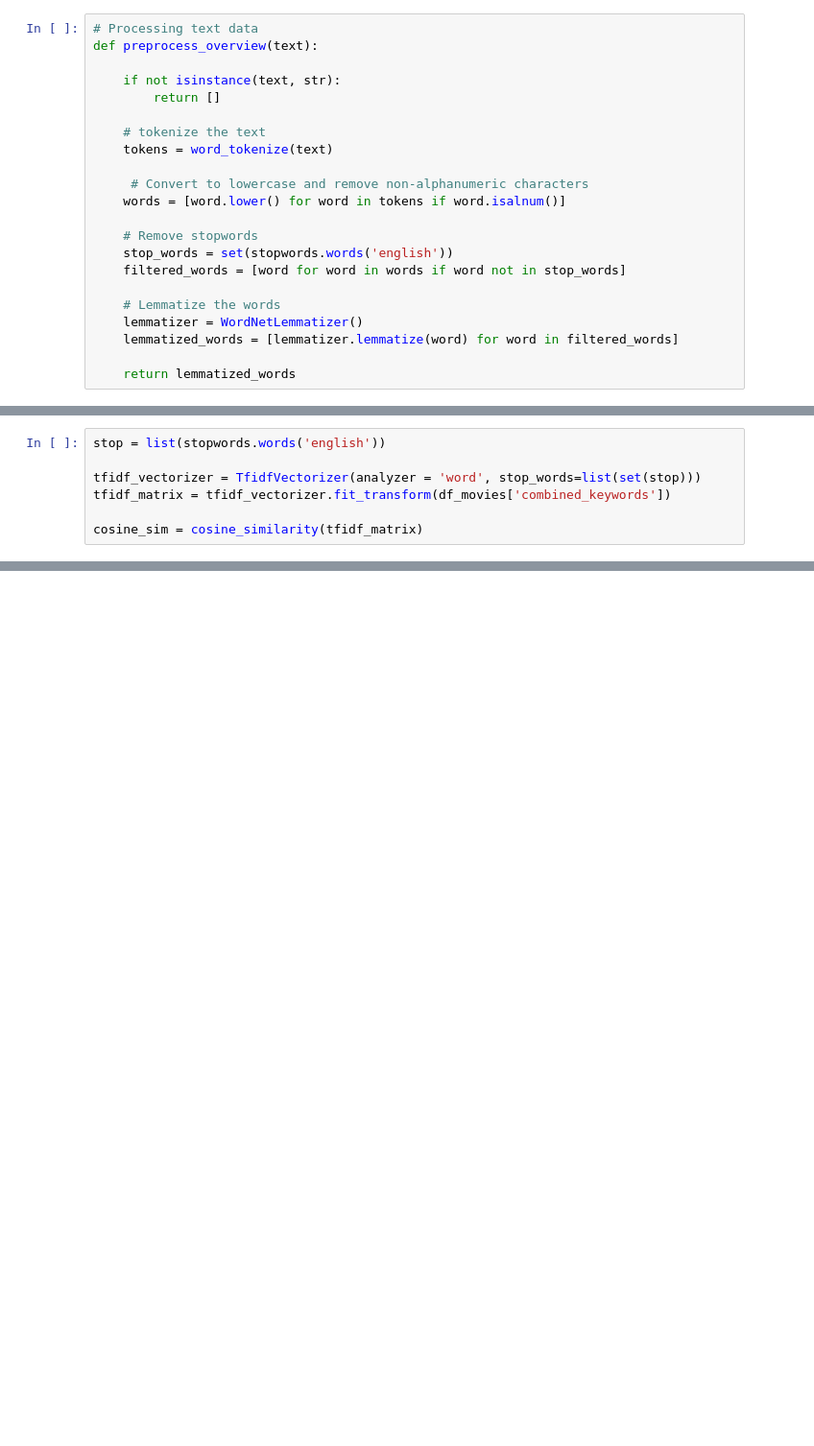
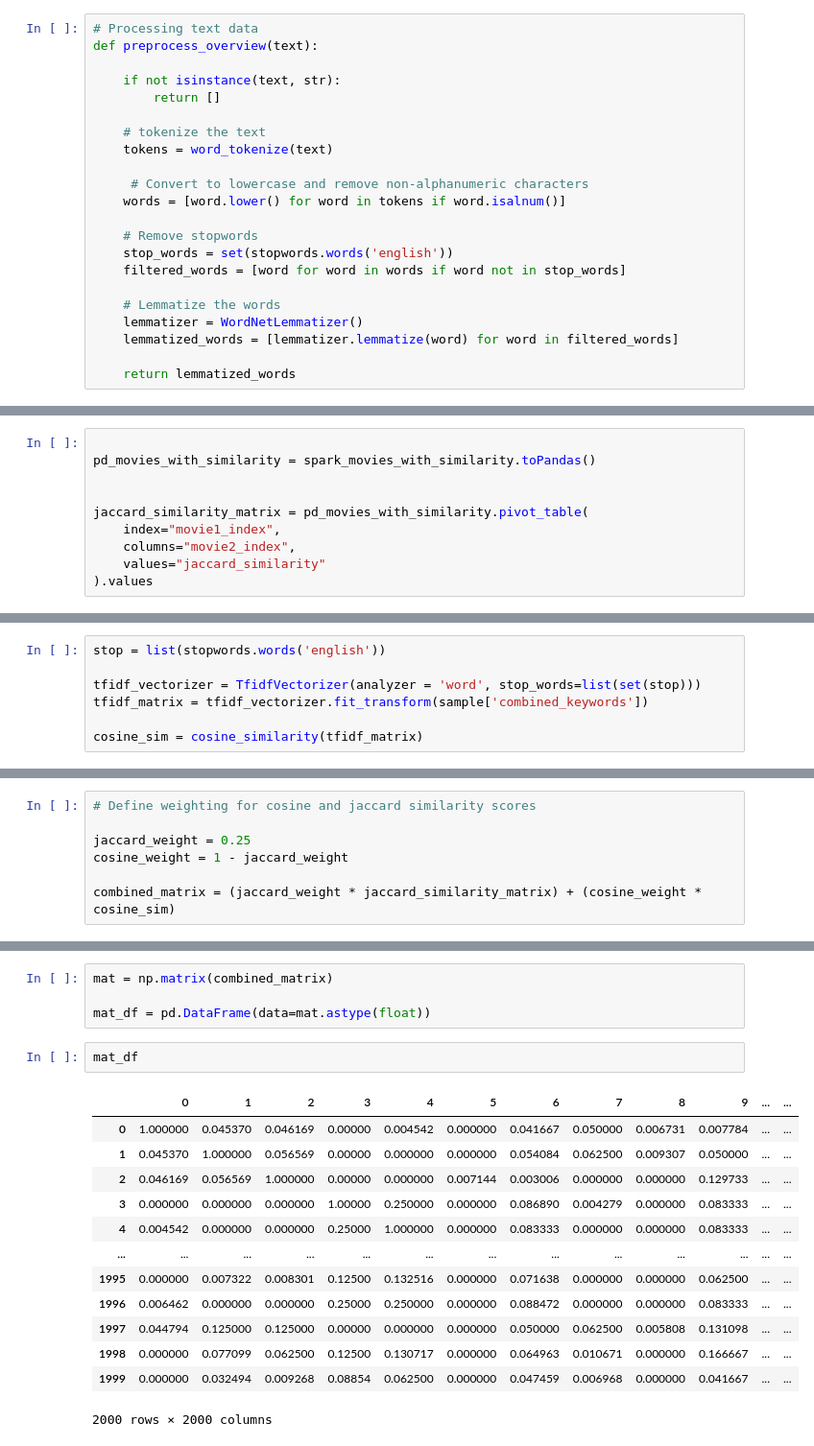
Before and after one commit to Luna-Dede/MovieRecommendationEngine, a Jupyter notebook: nlp_processing.ipynb, the cells around one changed output, grey strips where cells are left out. Shown: that part at 96% size. Saved outputs shown, nothing was run; the diff lists cells and outputs as text; blank space fills up the shorter version.

```diff
--- a/nlp_processing.ipynb
+++ b/nlp_processing.ipynb
@@ -125,0 +202,10 @@ df_movies
+# %%
+
+pd_movies_with_similarity = spark_movies_with_similarity.toPandas()
+
+
+jaccard_similarity_matrix = pd_movies_with_similarity.pivot_table(
+    index="movie1_index",
+    columns="movie2_index",
+    values="jaccard_similarity"
+).values
@@ -127,6 +217,6 @@ df_movies
 stop = list(stopwords.words('english'))
 
 tfidf_vectorizer = TfidfVectorizer(analyzer = 'word', stop_words=list(set(stop)))
-tfidf_matrix = tfidf_vectorizer.fit_transform(df_movies['combined_keywords'])
+tfidf_matrix = tfidf_vectorizer.fit_transform(sample['combined_keywords'])
 
 cosine_sim = cosine_similarity(tfidf_matrix)
@@ -132,0 +227,7 @@ cosine_sim = cosine_similarity(tfidf_matrix)
+# %%
+# Define weighting for cosine and jaccard similarity scores
+
+jaccard_weight = 0.25
+cosine_weight = 1 - jaccard_weight
+
+combined_matrix = (jaccard_weight * jaccard_similarity_matrix) + (cosine_weight * cosine_sim)
@@ -163 +288,21 @@ print(recommended_movies)
 Name: title, dtype: object
+# %%
+mat = np.matrix(combined_matrix)
+
+mat_df = pd.DataFrame(data=mat.astype(float))
+# %%
+mat_df
+# %% [output]
+|  | 0 | 1 | 2 | 3 | 4 | 5 | 6 | 7 | 8 | 9 | ... | ... |
+| 0 | 1.000000 | 0.045370 | 0.046169 | 0.00000 | 0.004542 | 0.000000 | 0.041667 | 0.050000 | 0.006731 | 0.007784 | ... | ... |
+| 1 | 0.045370 | 1.000000 | 0.056569 | 0.00000 | 0.000000 | 0.000000 | 0.054084 | 0.062500 | 0.009307 | 0.050000 | ... | ... |
+| 2 | 0.046169 | 0.056569 | 1.000000 | 0.00000 | 0.000000 | 0.007144 | 0.003006 | 0.000000 | 0.000000 | 0.129733 | ... | ... |
+| 3 | 0.000000 | 0.000000 | 0.000000 | 1.00000 | 0.250000 | 0.000000 | 0.086890 | 0.004279 | 0.000000 | 0.083333 | ... | ... |
+| 4 | 0.004542 | 0.000000 | 0.000000 | 0.25000 | 1.000000 | 0.000000 | 0.083333 | 0.000000 | 0.000000 | 0.083333 | ... | ... |
+| ... | ... | ... | ... | ... | ... | ... | ... | ... | ... | ... | ... | ... |
+| 1995 | 0.000000 | 0.007322 | 0.008301 | 0.12500 | 0.132516 | 0.000000 | 0.071638 | 0.000000 | 0.000000 | 0.062500 | ... | ... |
+| 1996 | 0.006462 | 0.000000 | 0.000000 | 0.25000 | 0.250000 | 0.000000 | 0.088472 | 0.000000 | 0.000000 | 0.083333 | ... | ... |
+| 1997 | 0.044794 | 0.125000 | 0.125000 | 0.00000 | 0.000000 | 0.000000 | 0.050000 | 0.062500 | 0.005808 | 0.131098 | ... | ... |
+| 1998 | 0.000000 | 0.077099 | 0.062500 | 0.12500 | 0.130717 | 0.000000 | 0.064963 | 0.010671 | 0.000000 | 0.166667 | ... | ... |
+| 1999 | 0.000000 | 0.032494 | 0.009268 | 0.08854 | 0.062500 | 0.000000 | 0.047459 | 0.006968 | 0.000000 | 0.041667 | ... | ... |
+2000 rows × 2000 columns
```
Also changed, not shown: parts of 25 cells of this notebook, 4 other files.
